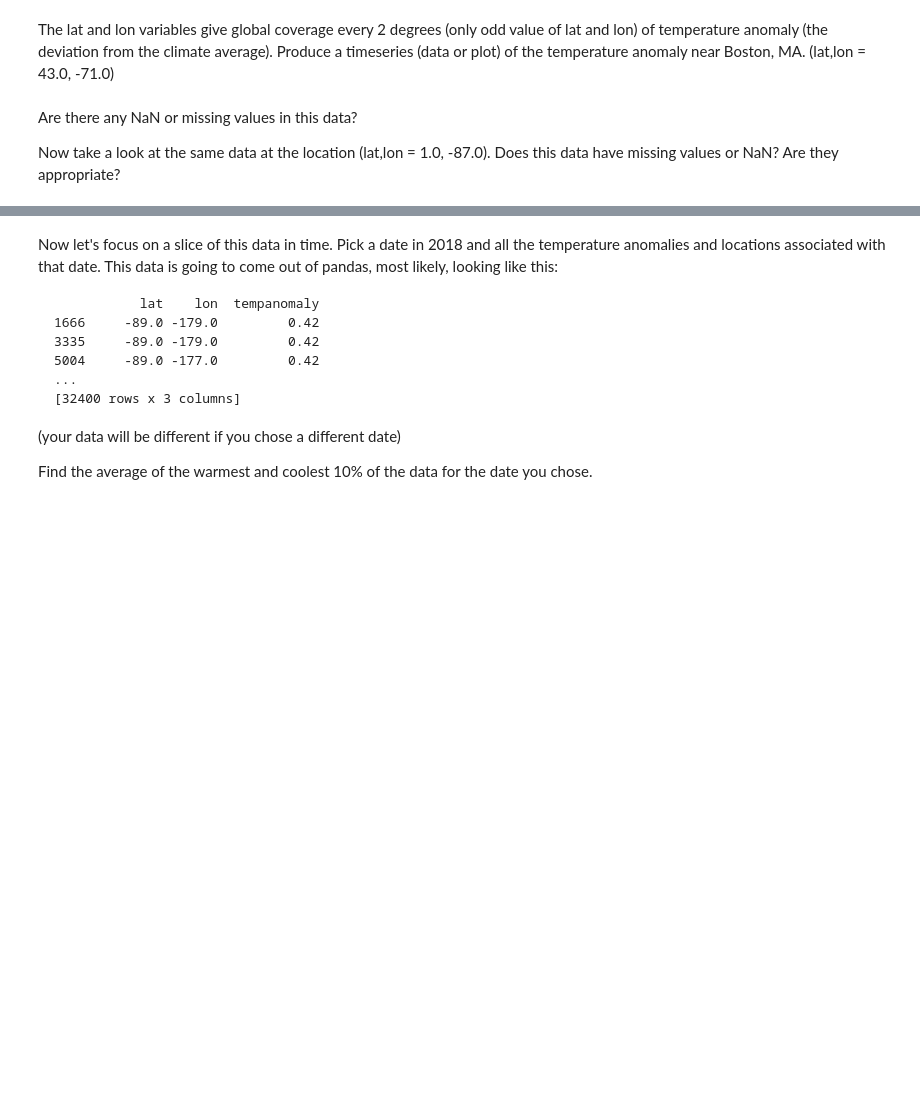
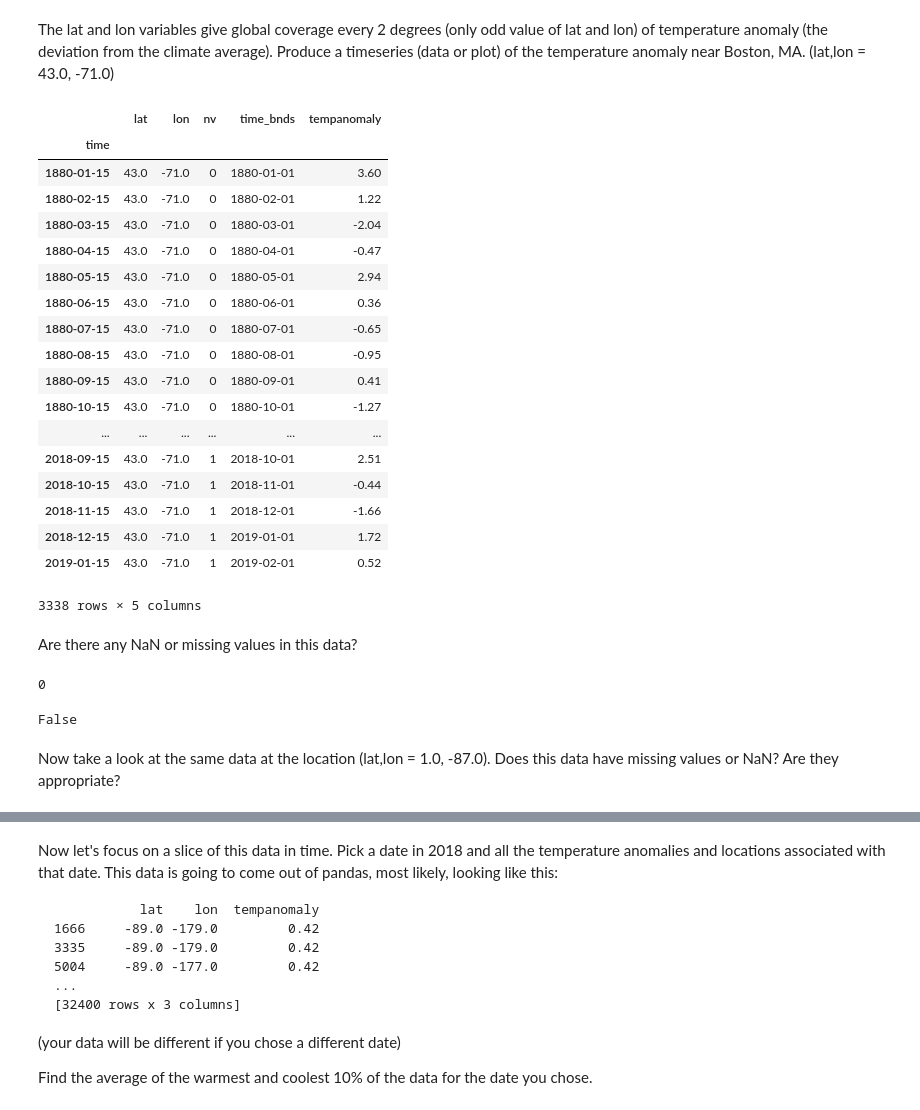
Before and after one commit to nswarr/python-data-analysis-crash-course, a Jupyter notebook: 01-Pandas/Chapter 6 and 7.ipynb, the cells around one changed output, grey strips where cells are left out. Drawn from its saved outputs; the diff is of its cells as text; code cells hidden in the pictures; blank space fills up the shorter version.

```diff
--- a/01-Pandas/Chapter 6 and 7.ipynb
+++ b/01-Pandas/Chapter 6 and 7.ipynb
@@ -46,6 +263,37 @@ Index(['lat', 'lon', 'time', 'tempanomaly'], dtype='object')
 # %% [markdown]
 The lat and lon variables give global coverage every 2 degrees (only odd value of lat and lon) of temperature anomaly (the deviation from the climate average).  Produce a timeseries (data or plot) of the temperature anomaly near Boston, MA. (lat,lon = 43.0, -71.0)
+# %%
+temp_near_boston = df2[(df2.lat == 43.0) & (df2.lon == -71.0)]
+temp_near_boston
+# %% [output]
+|  | lat | lon | nv | time_bnds | tempanomaly |
+| time |  |  |  |  |  |
+| 1880-01-15 | 43.0 | -71.0 | 0 | 1880-01-01 | 3.60 |
+| 1880-02-15 | 43.0 | -71.0 | 0 | 1880-02-01 | 1.22 |
+| 1880-03-15 | 43.0 | -71.0 | 0 | 1880-03-01 | -2.04 |
+| 1880-04-15 | 43.0 | -71.0 | 0 | 1880-04-01 | -0.47 |
+| 1880-05-15 | 43.0 | -71.0 | 0 | 1880-05-01 | 2.94 |
+| 1880-06-15 | 43.0 | -71.0 | 0 | 1880-06-01 | 0.36 |
+| 1880-07-15 | 43.0 | -71.0 | 0 | 1880-07-01 | -0.65 |
+| 1880-08-15 | 43.0 | -71.0 | 0 | 1880-08-01 | -0.95 |
+| 1880-09-15 | 43.0 | -71.0 | 0 | 1880-09-01 | 0.41 |
+| 1880-10-15 | 43.0 | -71.0 | 0 | 1880-10-01 | -1.27 |
+| ... | ... | ... | ... | ... | ... |
+| 2018-09-15 | 43.0 | -71.0 | 1 | 2018-10-01 | 2.51 |
+| 2018-10-15 | 43.0 | -71.0 | 1 | 2018-11-01 | -0.44 |
+| 2018-11-15 | 43.0 | -71.0 | 1 | 2018-12-01 | -1.66 |
+| 2018-12-15 | 43.0 | -71.0 | 1 | 2019-01-01 | 1.72 |
+| 2019-01-15 | 43.0 | -71.0 | 1 | 2019-02-01 | 0.52 |
+3338 rows × 5 columns
+# %% [markdown]
+Are there any NaN or missing values in this data?
+# %%
+len(temp_near_boston[temp_near_boston.tempanomaly.isnull()])
+# %% [output]
+0
+# %%
+temp_near_boston.tempanomaly.isnull().values.any()
+# %% [output]
+False
 # %% [markdown]
-Are there any NaN or missing values in this data?
-
 Now take a look at the same data at the location (lat,lon = 1.0, -87.0).  Does this data have missing values or NaN?  Are they appropriate?
```
Also changed, not shown: parts of 30 cells of this notebook, 1 other file.
